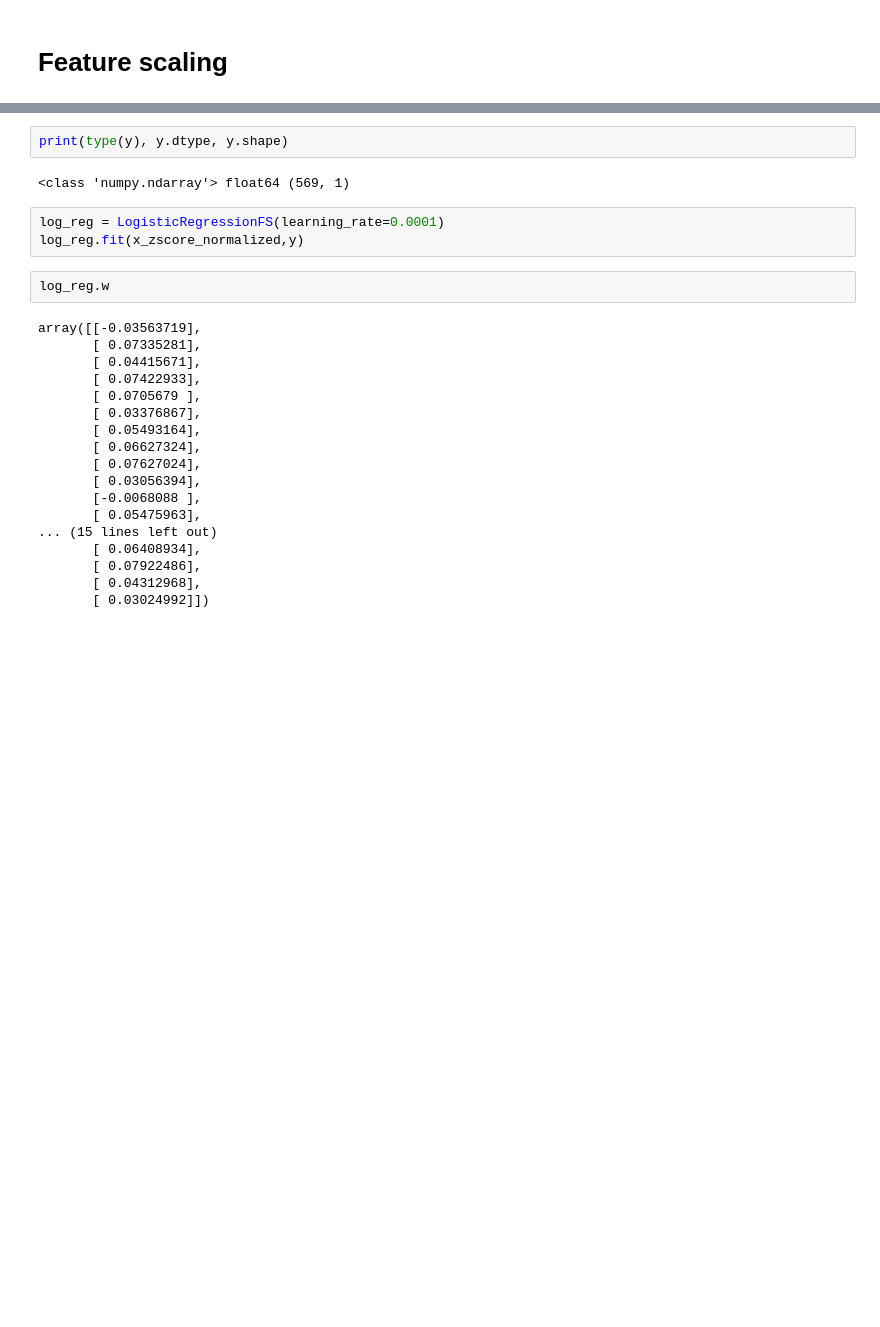
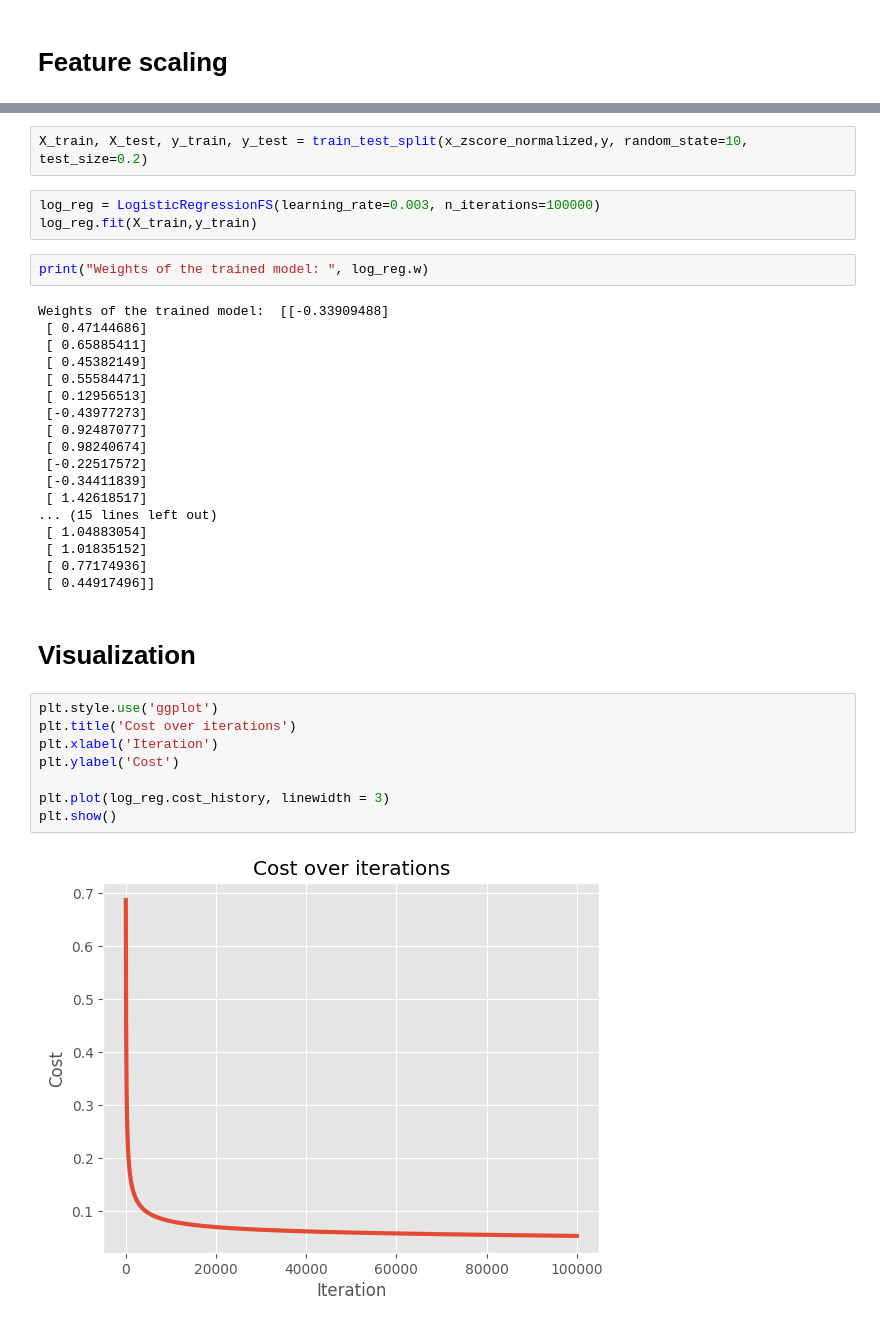
Before and after one commit to jasonpham2002/Regression-From-Scratch, a Jupyter notebook: Logistic Regression Model Application.ipynb, the cells around one changed output, grey strips where cells are left out. Drawn from its saved outputs; the diff is of its cells as text; blank space fills up the shorter version.

```diff
--- a/Logistic Regression Model Application.ipynb
+++ b/Logistic Regression Model Application.ipynb
@@ -75,27 +46,37 @@ x_zscore_normalized.describe()
-# %%
-print(type(y), y.dtype, y.shape)
-# %% [output]
-<class 'numpy.ndarray'> float64 (569, 1)
+# %%
+X_train, X_test, y_train, y_test = train_test_split(x_zscore_normalized,y, random_state=10, test_size=0.2)
 # %%
-log_reg = LogisticRegressionFS(learning_rate=0.0001)
-log_reg.fit(x_zscore_normalized,y)
+log_reg = LogisticRegressionFS(learning_rate=0.003, n_iterations=100000)
+log_reg.fit(X_train,y_train)
 # %%
-log_reg.w
+print("Weights of the trained model: ", log_reg.w)
 # %% [output]
-array([[-0.03563719],
-       [ 0.07335281],
-       [ 0.04415671],
-       [ 0.07422933],
-       [ 0.0705679 ],
-       [ 0.03376867],
-       [ 0.05493164],
-       [ 0.06627324],
-       [ 0.07627024],
-       [ 0.03056394],
-       [-0.0068088 ],
-       [ 0.05475963],
+Weights of the trained model:  [[-0.33909488]
+ [ 0.47144686]
+ [ 0.65885411]
+ [ 0.45382149]
+ [ 0.55584471]
+ [ 0.12956513]
+ [-0.43977273]
+ [ 0.92487077]
+ [ 0.98240674]
+ [-0.22517572]
+ [-0.34411839]
+ [ 1.42618517]
 ... (15 lines left out)
-       [ 0.06408934],
-       [ 0.07922486],
-       [ 0.04312968],
-       [ 0.03024992]])
+ [ 1.04883054]
+ [ 1.01835152]
+ [ 0.77174936]
+ [ 0.44917496]]
+# %% [markdown]
+# Visualization
+# %%
+plt.style.use('ggplot')
+plt.title('Cost over iterations')
+plt.xlabel('Iteration')
+plt.ylabel('Cost')
+
+plt.plot(log_reg.cost_history, linewidth = 3)
+plt.show()
+# %% [output]
+[figure, added]
```
Also changed, not shown: parts of 4 cells of this notebook, 1 other file.
